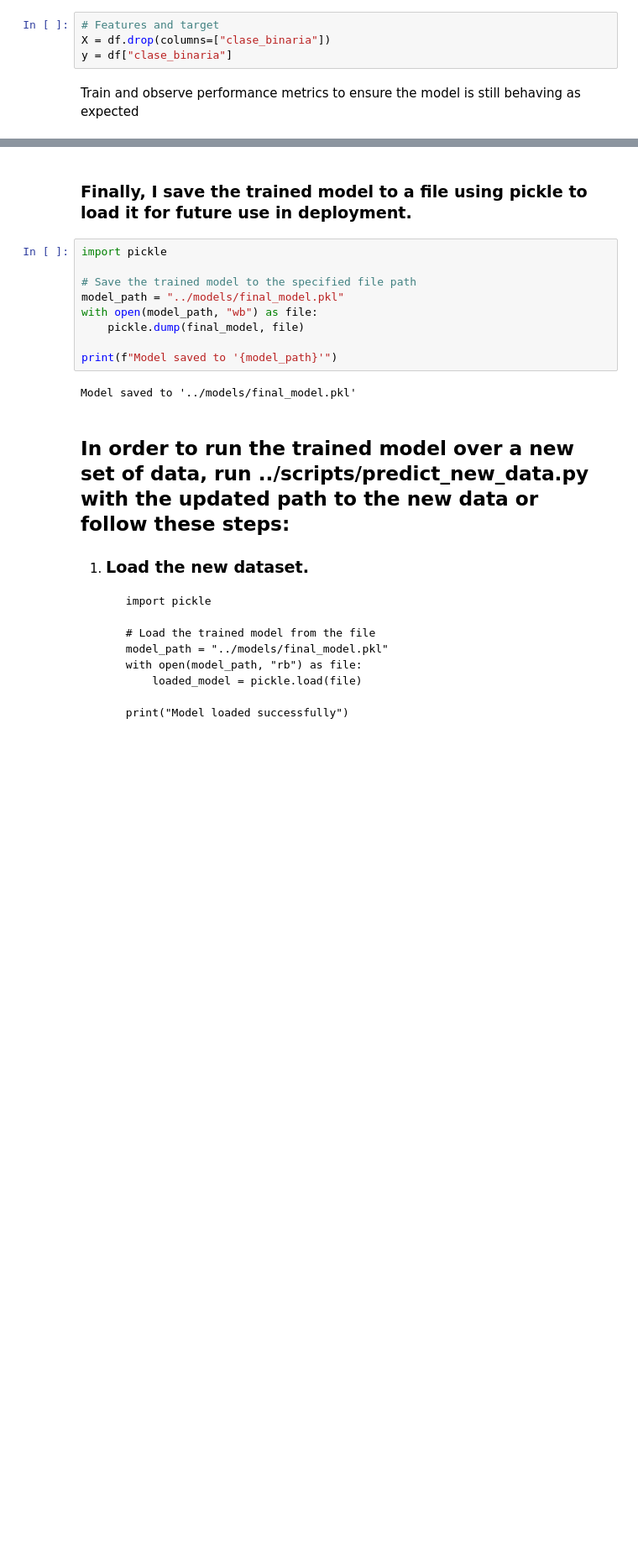
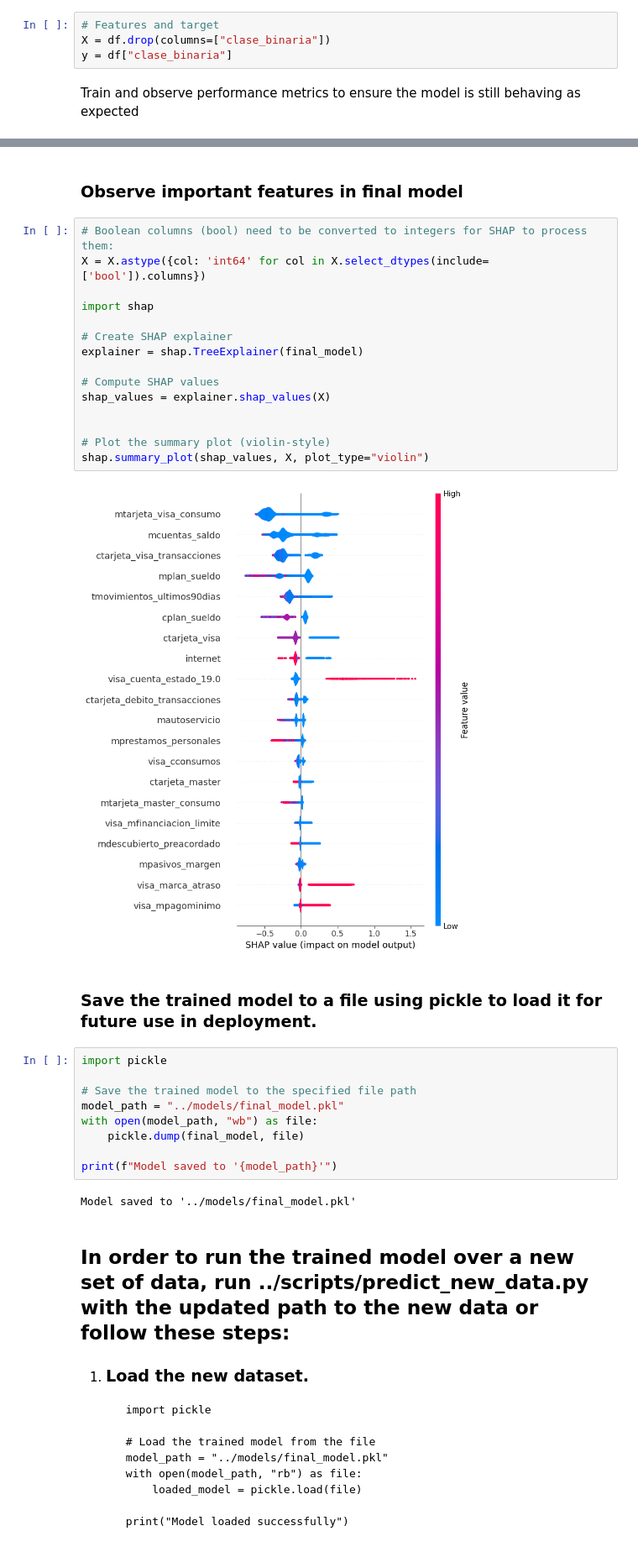
Before and after one commit to fedehofmann/uba-assessment-churn-prediction, a Jupyter notebook: notebooks/04_final_model.ipynb, the cells around one changed output, grey strips where cells are left out. Shown at 84% size. Cells and saved outputs as stored; diff of their text form; blank space fills up the shorter version.

```diff
--- a/notebooks/04_final_model.ipynb
+++ b/notebooks/04_final_model.ipynb
@@ -120,5 +120,24 @@ ROC AUC on test set: 0.9389191778406305
+# %% [markdown]
+### Observe important features in final model
+# %%
+# Boolean columns (bool) need to be converted to integers for SHAP to process them:
+X = X.astype({col: 'int64' for col in X.select_dtypes(include=['bool']).columns})
+
+import shap
+
+# Create SHAP explainer
+explainer = shap.TreeExplainer(final_model)
+
+# Compute SHAP values
+shap_values = explainer.shap_values(X)
+
+
+# Plot the summary plot (violin-style)
+shap.summary_plot(shap_values, X, plot_type="violin")
+# %% [output]
+[figure, added]
 # %% [markdown]
-### Finally, I save the trained model to a file using pickle to load it for future use in deployment.
+### Save the trained model to a file using pickle to load it for future use in deployment.
 # %%
 import pickle
 
```
Also changed, not shown: parts of 1 cell of this notebook, 7 other files.
